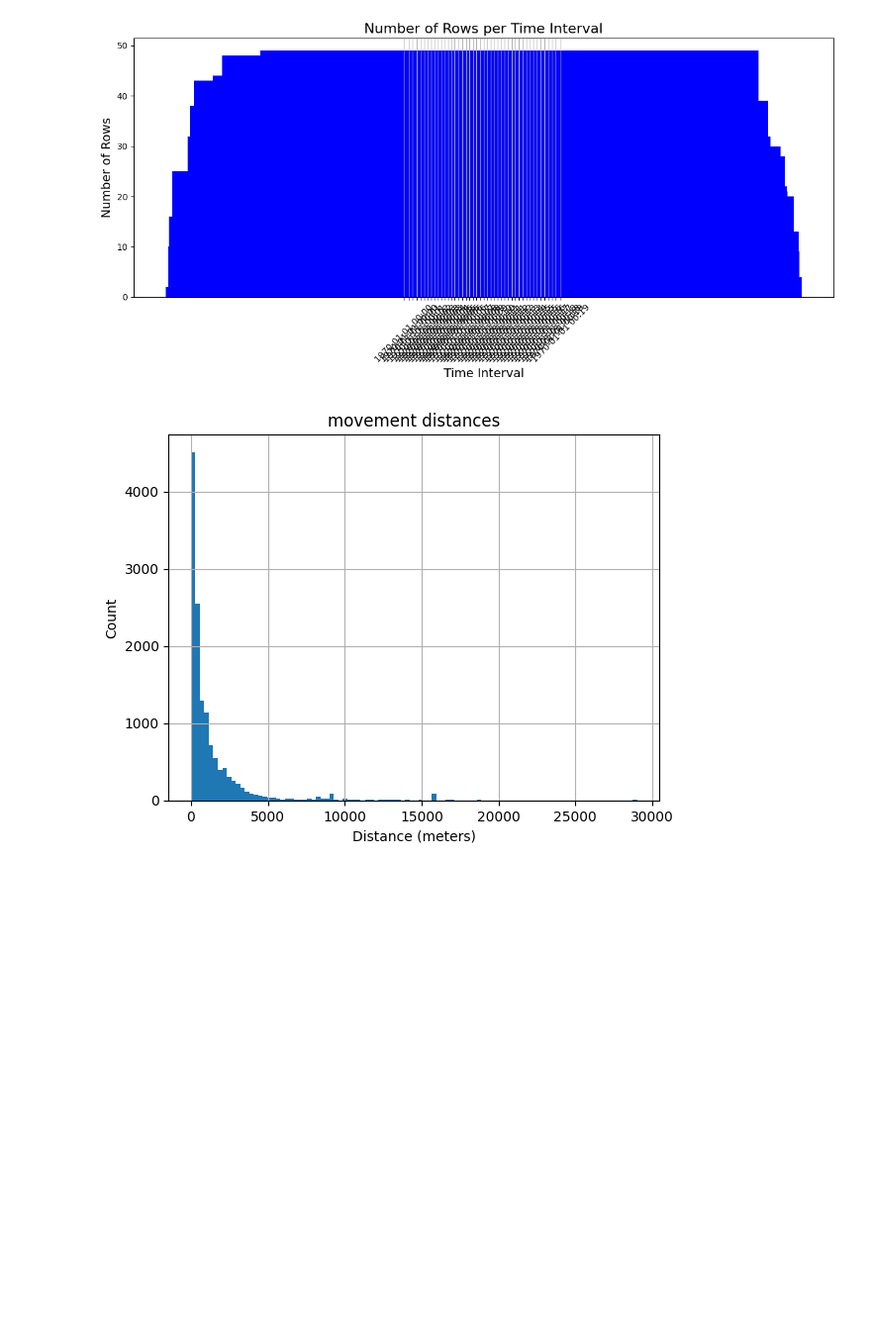
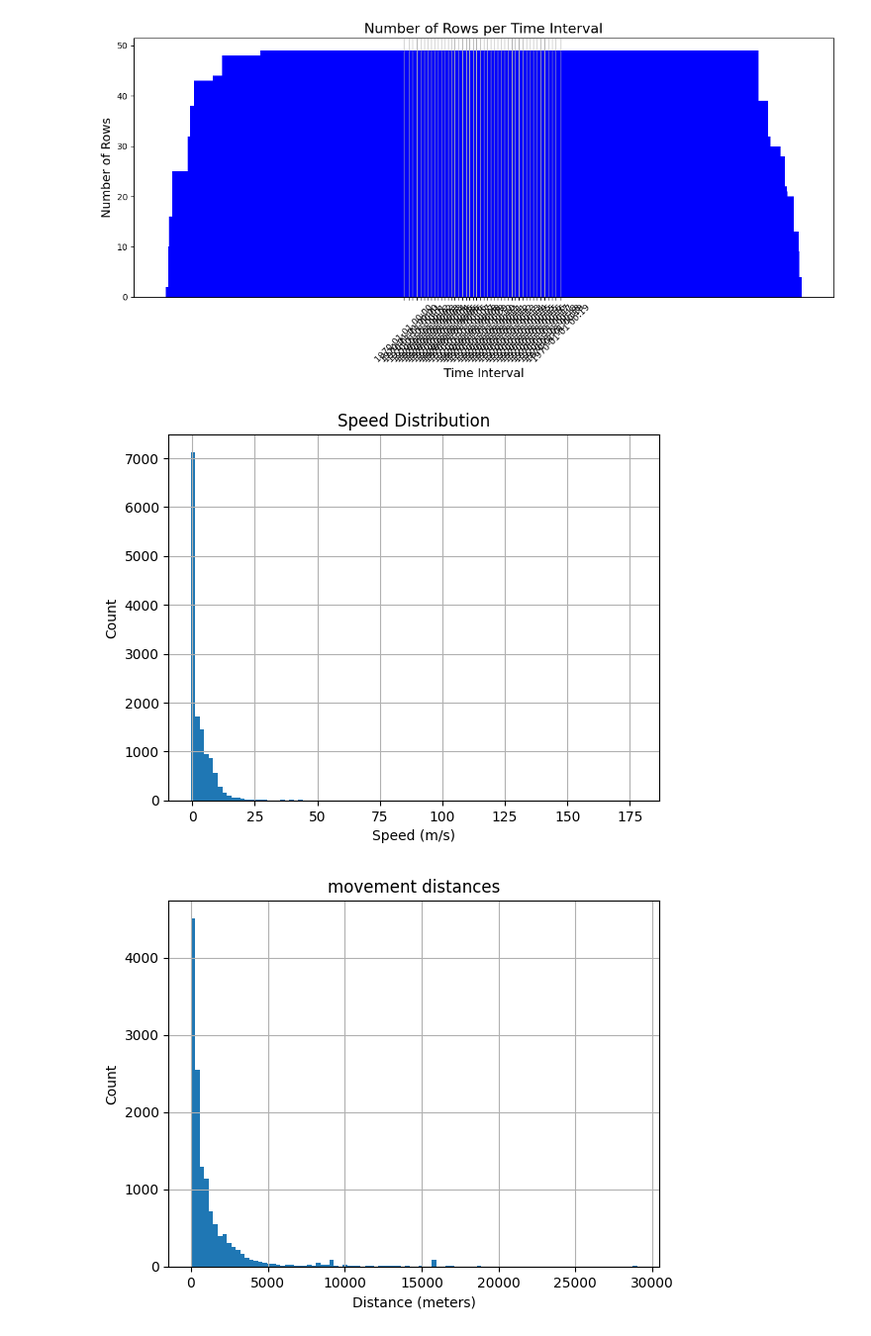
Before and after one commit to michelegiampaolo/mobility-seoul, a Jupyter notebook: Data/graph.ipynb, the cells around one changed output. Shown: that part at 99% size. Cells and saved outputs as stored; diff of their text form; code cells hidden in the pictures; blank space fills up the shorter version.

```diff
--- a/Data/graph.ipynb
+++ b/Data/graph.ipynb
@@ -186,6 +186,15 @@ plt.tight_layout()
 plt.show()
 # %% [output]
 [figure]
+# %%
+plt.hist(positions_links_df["speed"], bins=100)
+plt.xlabel("Speed (m/s)")
+plt.ylabel("Count")
+plt.title("Speed Distribution")
+plt.grid()
+plt.show()
+# %% [output]
+[figure, added]
 # %%
 from torch_geometric_temporal.nn.recurrent import EvolveGCNH
 from torch_geometric_temporal.nn.recurrent import GConvGRU
```
Also changed, not shown: parts of 11 cells of this notebook.
